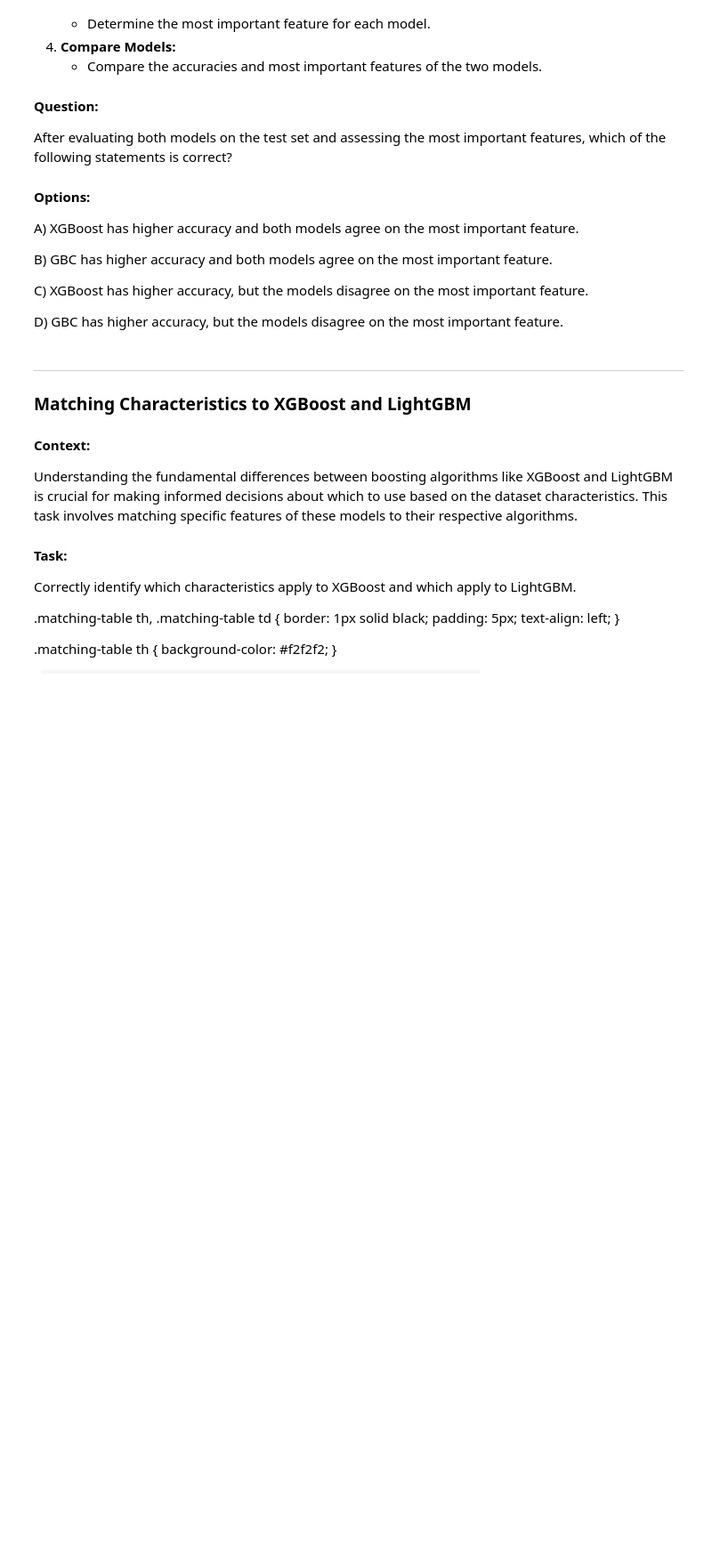
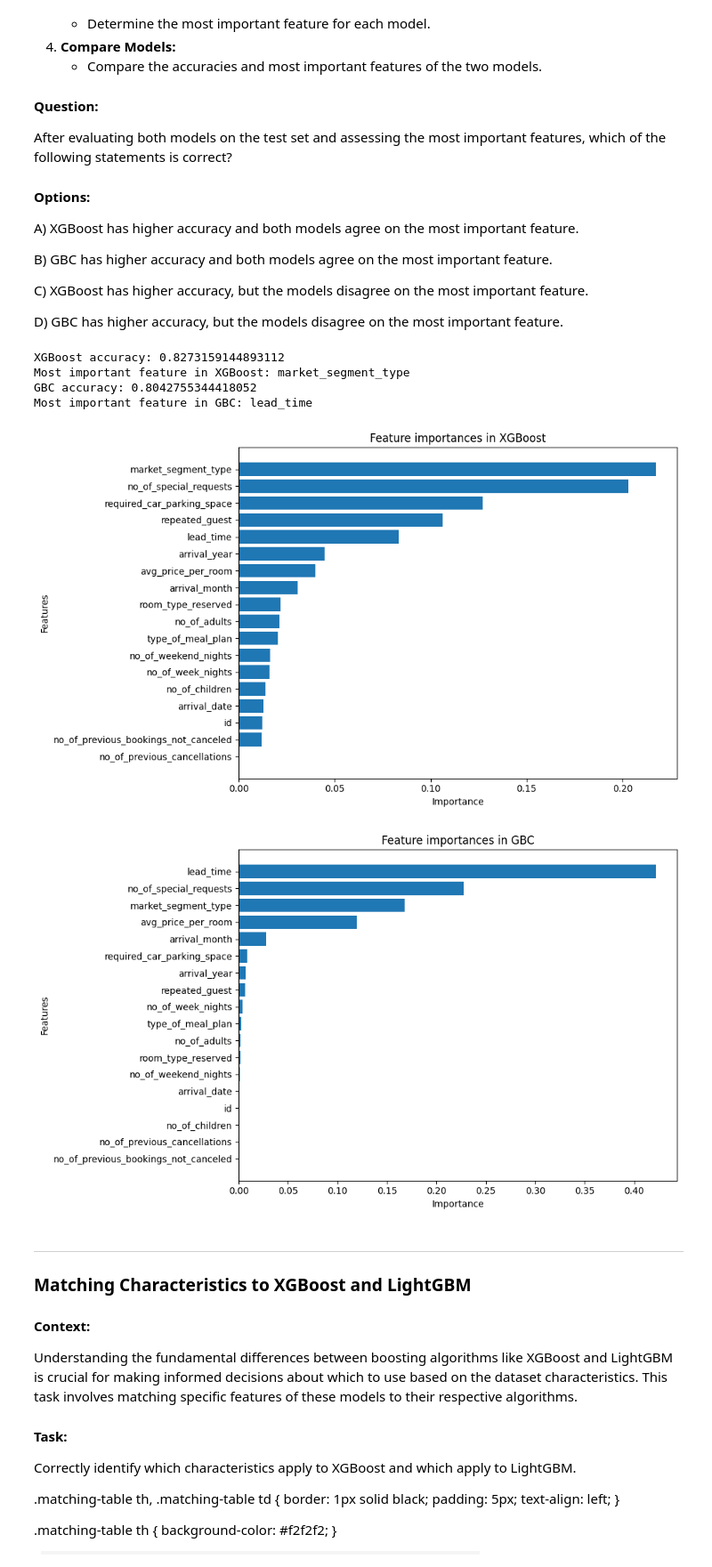
Before and after one commit to IshanSarkar/Topics-Practice, a Jupyter notebook: Case_Study_boosting.ipynb, the cells around one changed output. Shown at 89% size. Drawn from its saved outputs; the diff is of its cells as text; code cells hidden in the pictures; blank space fills up the shorter version.

```diff
--- a/Case_Study_boosting.ipynb
+++ b/Case_Study_boosting.ipynb
@@ -1292,13 +1292,14 @@ D) GBC trains faster but XGBoost results in a smaller file size.
 # %%
 import time
 import pickle
-from _____ import XGBClassifier
+from xgboost import XGBClassifier
+from sklearn.ensemble import GradientBoostingClassifier
 import os
 
 # TODO: Train XGBoost
 start_time = time.time()
-xgb_model = _____(random_state=10)
-xgb_model.____(X_train, y_train)
+xgb_model = XGBClassifier(random_state=10)
+xgb_model.fit(X_train, y_train)
 xgb_train_time = time.time() - start_time
 
 # Save XGBoost model
@@ -1306,18 +1307,18 @@ with open('xgb_model.pkl', 'wb') as file:
     pickle.dump(xgb_model, file)
 
 # TODO: Train GBC
-start_time = ____.time()
-gbc_model = _____(random_state=10)
-gbc_model.fit(X_train, ____)
-gbc_train_time = time.time() - _____
+start_time = time.time()
+gbc_model = GradientBoostingClassifier(random_state=10)
+gbc_model.fit(X_train, y_train)
+gbc_train_time = time.time() - start_time
 
 # Save GBC model
 with open('gbc_model.pkl', 'wb') as file:
     pickle.dump(gbc_model, file)
 
 # Output the training times
-print(f"XGBoost training time: {xgb_train_time} seconds")
-print(f"GBC training time: {gbc_train_time} seconds")
+print(f"XGBoost training time: {xgb_train_time:.2f} seconds")
+print(f"GBC training time: {gbc_train_time:.2f} seconds")
 
 # Check the file sizes
 xgb_file_size = os.path.getsize('xgb_model.pkl')
@@ -1363,49 +1369,56 @@ C) XGBoost has higher accuracy, but the models disagree on the most important fe
 
 D) GBC has higher accuracy, but the models disagree on the most important feature.
 # %%
-# TODD: Evaluate XGBoost on the test set
-xgb_predictions = xgb_model.____(X_test)
-xgb_accuracy = accuracy_score(_____, xgb_predictions)
+# TODO: Evaluate XGBoost on the test set
+xgb_predictions = xgb_model.predict(X_test)
+xgb_accuracy = accuracy_score(y_test, xgb_predictions)
 print(f"XGBoost accuracy: {xgb_accuracy}")
 
-# TODD: Determine the most important feature in XGBoost
-xgb_feature_importances = xgb_model._____
-xgb_most_important_feature = ______
+# TODO: Determine the most important feature in XGBoost
+xgb_feature_importances = xgb_model.feature_importances_
+xgb_most_important_feature = X_train.columns[np.argmax(xgb_feature_importances)]
 print(f"Most important feature in XGBoost: {xgb_most_important_feature}")
 
-# TODD: Evaluate GBC on the test set
-gbc_predictions = gbc_model.____(X_test)
-gbc_accuracy = accuracy_score(____, gbc_predictions)
+# TODO: Evaluate GBC on the test set
+gbc_predictions = gbc_model.predict(X_test)
+gbc_accuracy = accuracy_score(y_test, gbc_predictions)
 print(f"GBC accuracy: {gbc_accuracy}")
 
-# TODD: Determine the most important feature in GBC
-gbc_feature_importances = gbc_model.______
-gbc_most_important_feature =  _____
+# TODO: Determine the most important feature in GBC
+gbc_feature_importances = gbc_model.feature_importances_
+gbc_most_important_feature = X_train.columns[np.argmax(gbc_feature_importances)]
 print(f"Most important feature in GBC: {gbc_most_important_feature}")
 
 # Feature importance for XGBoost
 indices_xgb = np.argsort(xgb_feature_importances)
 
 plt.figure(figsize=(10, 6))
 plt.title("Feature importances in XGBoost")
 plt.barh(range(X_train.shape[1]), xgb_feature_importances[indices_xgb], align="center")
-plt.yticks(range(X_train.shape[1]), X.columns[indices_xgb])
+plt.yticks(range(X_train.shape[1]), X_train.columns[indices_xgb])
 plt.xlabel('Importance')
 plt.ylabel('Features')
 plt.tight_layout()
 plt.show()
 
 # Feature importance for GBC
 indices_gbc = np.argsort(gbc_feature_importances)
 
 plt.figure(figsize=(10, 6))
 plt.title("Feature importances in GBC")
 plt.barh(range(X_train.shape[1]), gbc_feature_importances[indices_gbc], align="center")
-plt.yticks(range(X_train.shape[1]), X.columns[indices_gbc])
+plt.yticks(range(X_train.shape[1]), X_train.columns[indices_gbc])
 plt.xlabel('Importance')
 plt.ylabel('Features')
 plt.tight_layout()
 plt.show()
+# %% [output]
+XGBoost accuracy: 0.8273159144893112
+Most important feature in XGBoost: market_segment_type
+GBC accuracy: 0.8042755344418052
+Most important feature in GBC: lead_time
+[figure, added]
+[figure, added]
 # %% [markdown]
 
 
```
Also changed, not shown: parts of 7 cells of this notebook.
